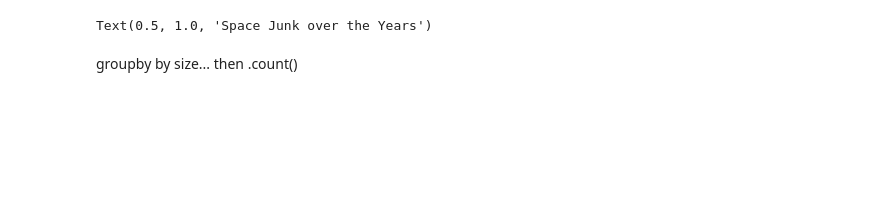
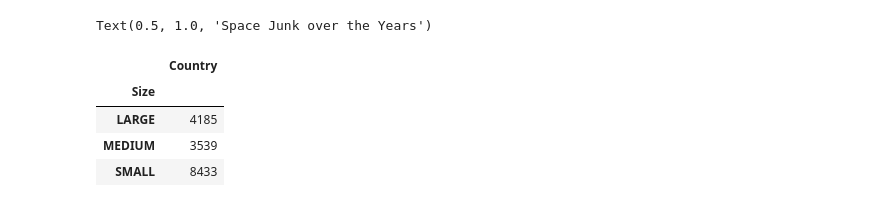
Before and after one commit to doublealogic/armageddon-neo-objects-space-junk, a Jupyter notebook: Data_Retrieval/space_track.ipynb, the cells around one changed output. Cells and saved outputs as stored; diff of their text form; code cells hidden in the pictures; blank space fills up the shorter version.

```diff
--- a/Data_Retrieval/space_track.ipynb
+++ b/Data_Retrieval/space_track.ipynb
@@ -302,5 +302,20 @@ plt.title("Space Junk over the Years")
 Text(0.5, 1.0, 'Space Junk over the Years')
 # %%
 plt.savefig("../csv_output/Bargraph.png")
-# %% [markdown]
-groupby by size... then .count()
+# %%
+# Create a path to the csv and read it into a Pandas DataFrame
+csv_path = "../CSV_Output/launch_data_analysis.csv"
+launch_df = pd.read_csv(csv_path)
+
+launch_df = launch_df [["Country","Size"]]
+# %%
+# Create a dataframe of the size.
+launch_size_df = launch_df.groupby(["Size"])
+
+launch_size_df.count()
+# %% [output]
+|  | Country |
+| Size |  |
+| LARGE | 4185 |
+| MEDIUM | 3539 |
+| SMALL | 8433 |
```
Also changed, not shown: parts of 4 cells of this notebook, 1 other file.
